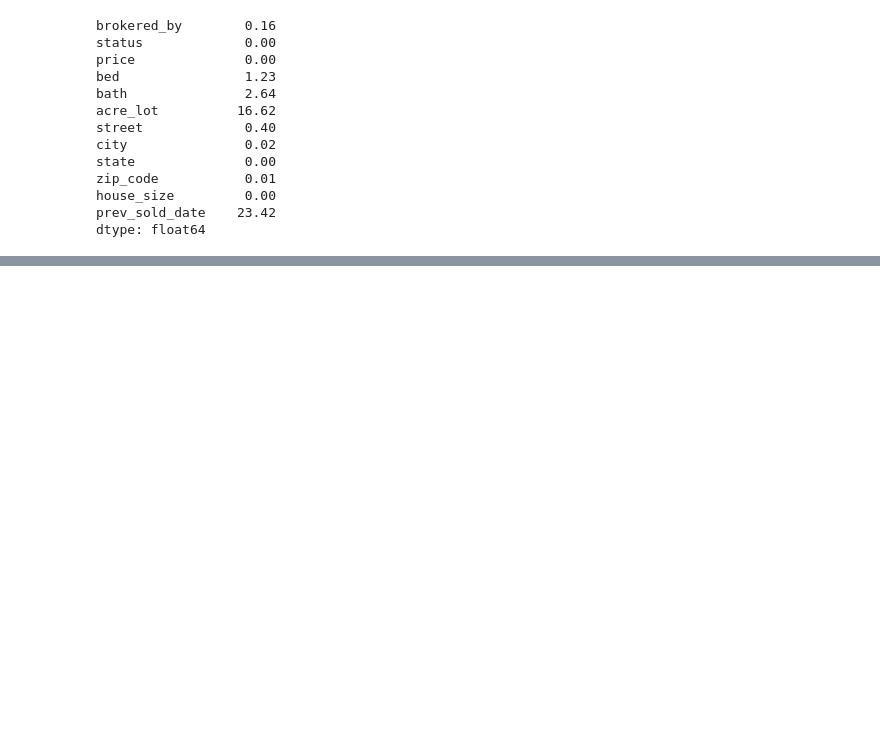
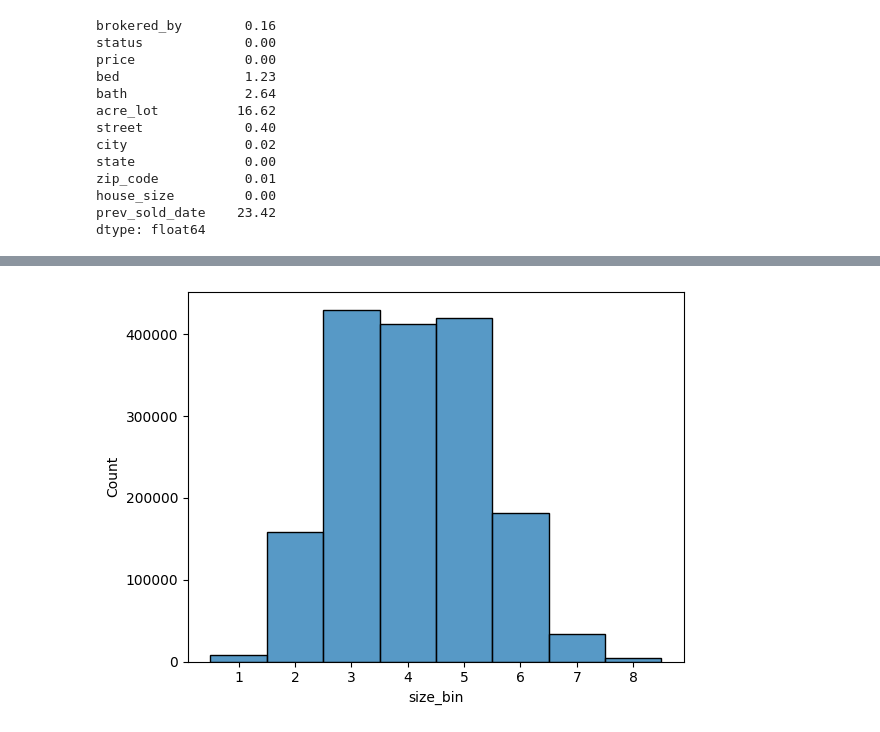
Before and after one commit to abdonrb/Real_state_ML, a Jupyter notebook: notebooks/Eda.ipynb, the cells around one changed output, grey strips where cells are left out. Cells and saved outputs as stored; diff of their text form; code cells hidden in the pictures; blank space fills up the shorter version.

```diff
--- a/notebooks/Eda.ipynb
+++ b/notebooks/Eda.ipynb
@@ -244,0 +286,4 @@ analyzer_house.plot_numeric()
+# %%
+sns.histplot(df2['size_bin']);
+# %% [output]
+[figure, added]
```
Also changed, not shown: parts of 50 cells of this notebook, 1 other file.
